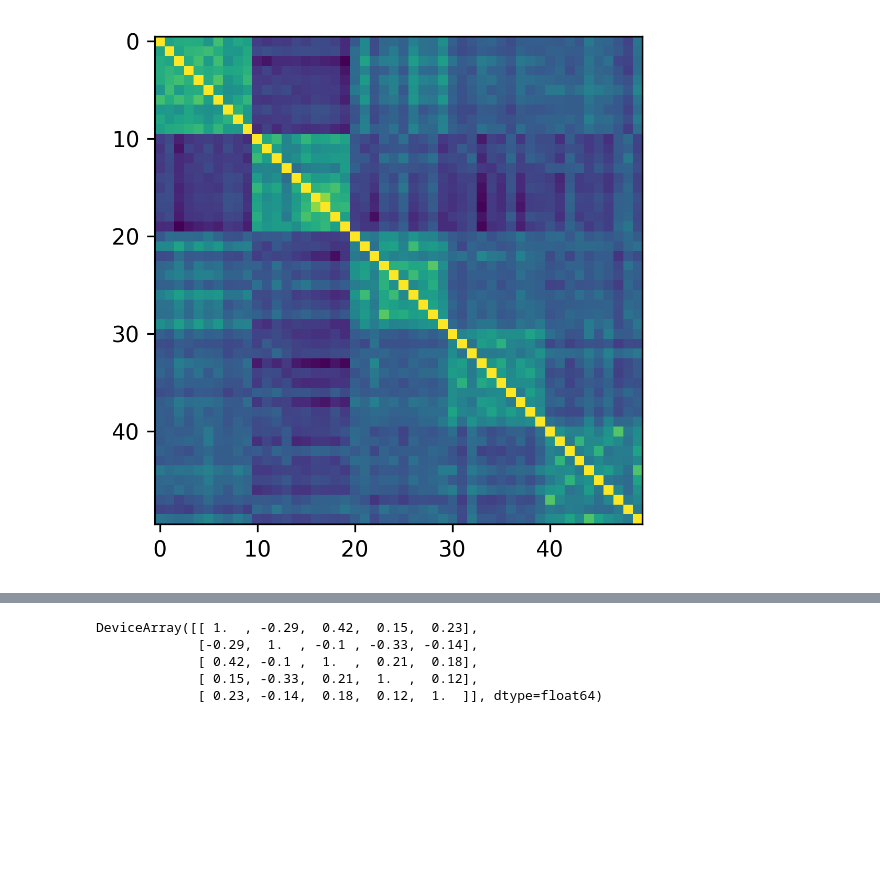
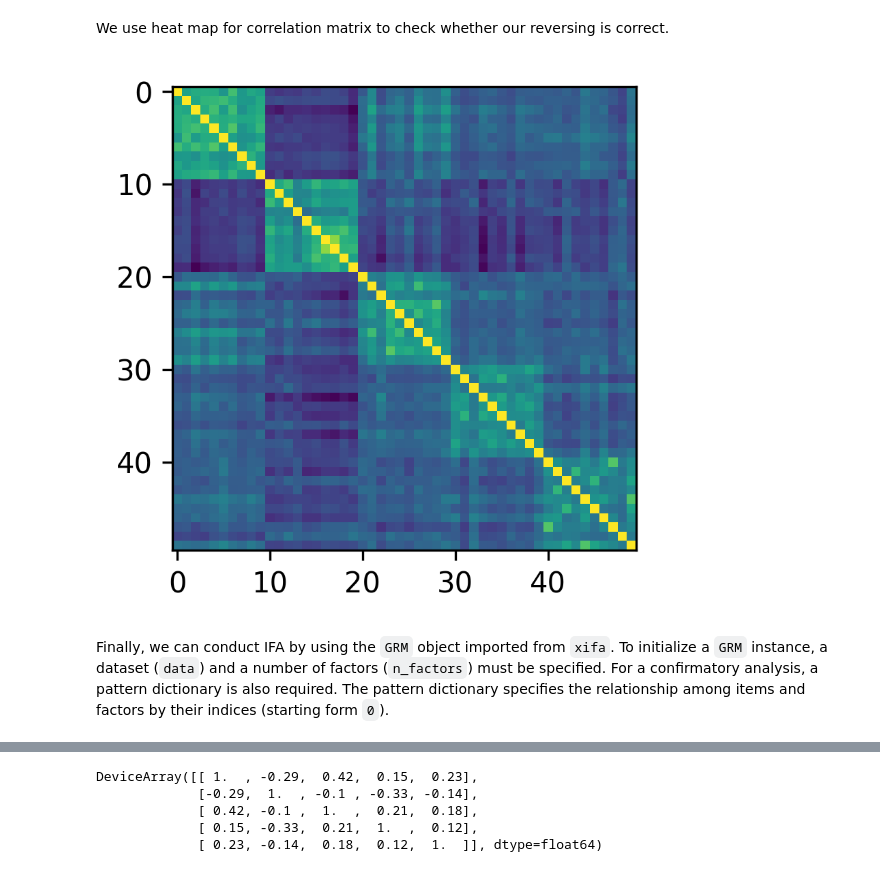
Before and after one commit to psyphh/xifa, a Jupyter notebook: examples/big5.ipynb, the cells around one changed output, grey strips where cells are left out. Drawn from its saved outputs; the diff is of its cells as text; code cells hidden in the pictures; blank space fills up the shorter version.

```diff
--- a/examples/big5.ipynb
+++ b/examples/big5.ipynb
@@ -30,10 +55,14 @@ negative_items = ["E2", "E4", "E6", "E8", "E10",
                   "C2", "C4", "C6", "C8",
                   "O2", "O4", "O6"]
 data[negative_items] = 4 - data[negative_items]
+# %% [markdown]
+We use heat map for correlation matrix to check whether our reversing is correct.
 # %%
-plt.figure(figsize=(4, 8), dpi=300)
+plt.figure(figsize=(3, 3), dpi=300)
 plt.imshow(data.corr(),
            cmap='viridis')
 plt.show()
 # %% [output]
-[figure, old version]
+[figure, new version]
+# %% [markdown]
+Finally, we can conduct IFA by using the `GRM` object imported from `xifa`. To initialize a `GRM` instance, a dataset (`data`) and a number of factors (`n_factors`) must be specified. For a confirmatory analysis, a pattern dictionary is also required. The pattern dictionary specifies the relationship among items and factors by their indices (starting form `0`).
```
Also changed, not shown: parts of 15 cells of this notebook, 2 other files.
